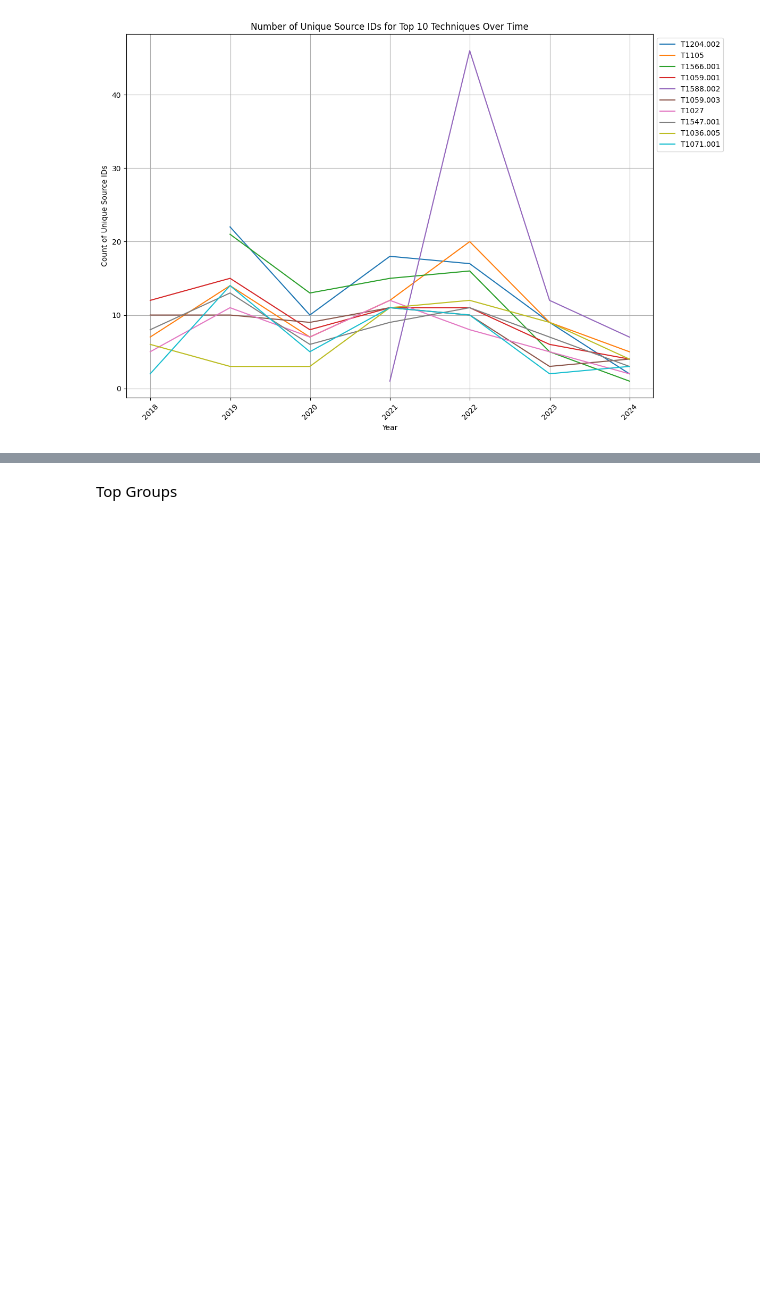
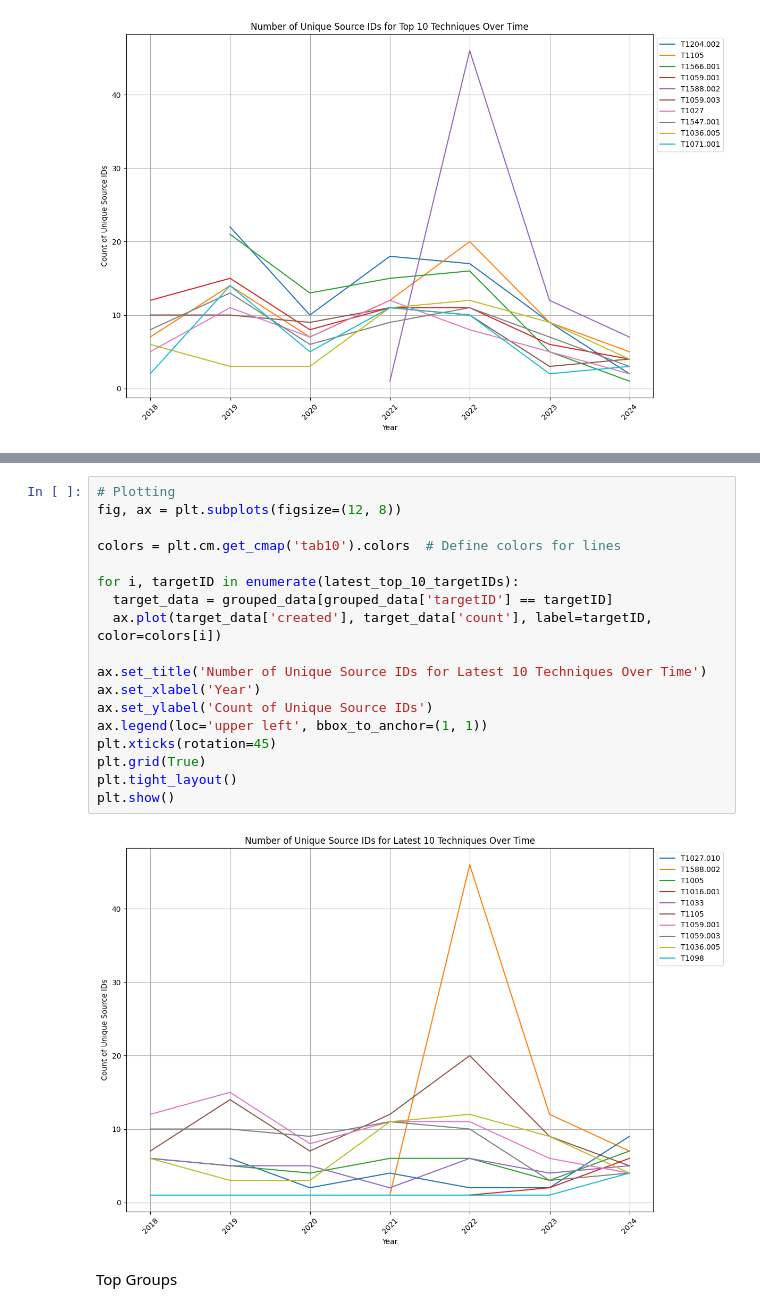
Before and after one commit to Manvi-Kaur/Exploring-Methods-of-Studying-Ransomware-Correlations, a Jupyter notebook: main.ipynb, the cells around one changed output, grey strips where cells are left out. Drawn from its saved outputs; the diff is of its cells as text; blank space fills up the shorter version.

```diff
--- a/main.ipynb
+++ b/main.ipynb
@@ -193,3 +253,23 @@ plt.show()
+# %%
+# Plotting
+fig, ax = plt.subplots(figsize=(12, 8))
+
+colors = plt.cm.get_cmap('tab10').colors  # Define colors for lines
+
+for i, targetID in enumerate(latest_top_10_targetIDs):
+  target_data = grouped_data[grouped_data['targetID'] == targetID]
+  ax.plot(target_data['created'], target_data['count'], label=targetID, color=colors[i])
+
+ax.set_title('Number of Unique Source IDs for Latest 10 Techniques Over Time')
+ax.set_xlabel('Year')
+ax.set_ylabel('Count of Unique Source IDs')
+ax.legend(loc='upper left', bbox_to_anchor=(1, 1))
+plt.xticks(rotation=45)
+plt.grid(True)
+plt.tight_layout()
+plt.show()
+# %% [output]
+[figure, added]
 # %% [markdown]
 Top Groups
 # %%
```
Also changed, not shown: parts of 1 cell of this notebook.
